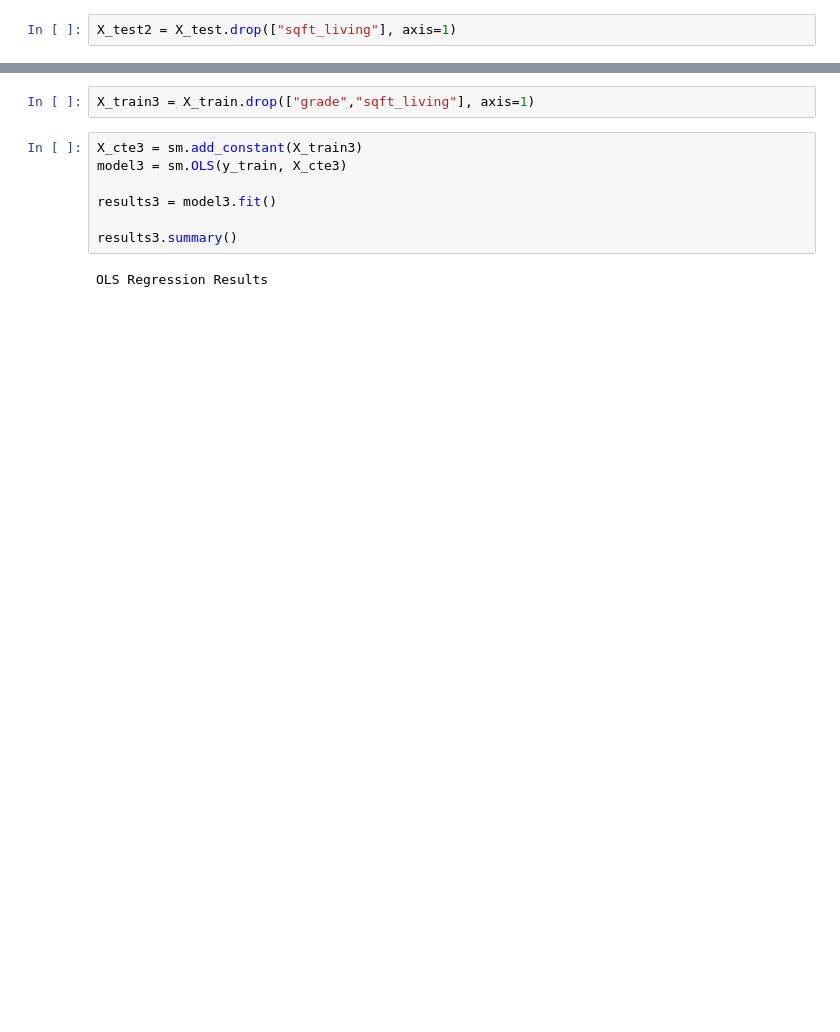
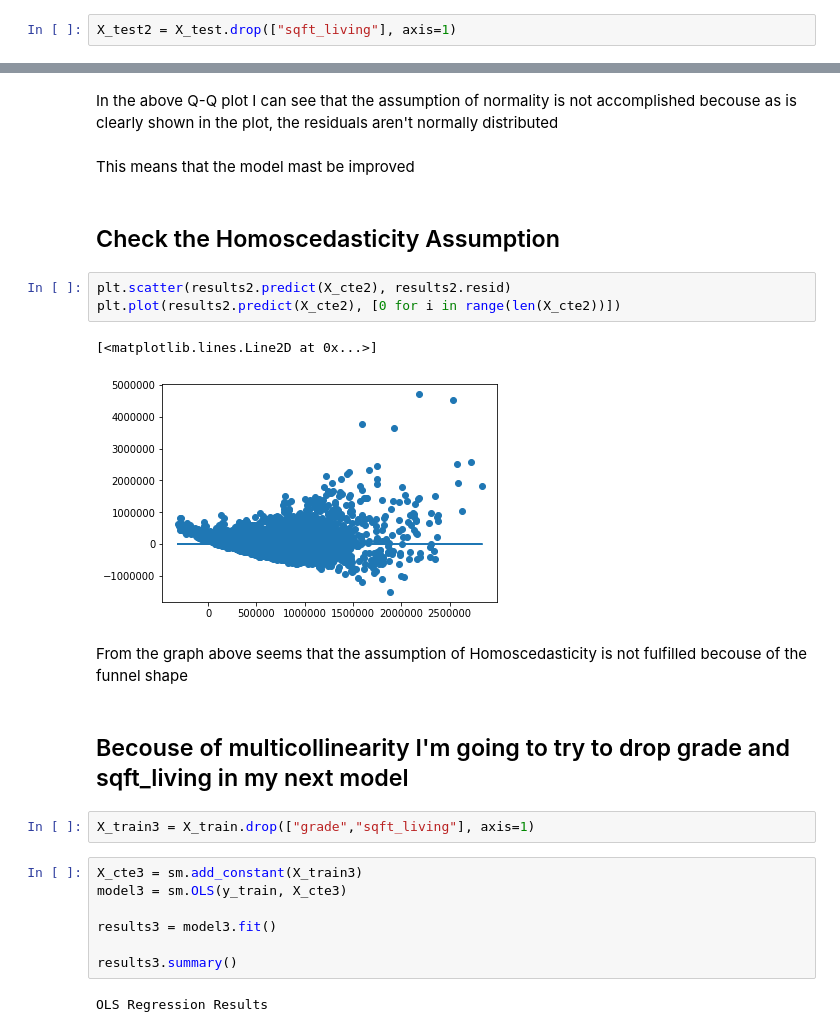
Before and after one commit to soledadmusella/dsc-mod-2-project-v2-1, a Jupyter notebook: index.ipynb, the cells around one changed output, grey strips where cells are left out. Drawn from its saved outputs; the diff is of its cells as text; blank space fills up the shorter version.

```diff
--- a/index.ipynb
+++ b/index.ipynb
@@ -339,3 +363,19 @@ lin_reg2.score(X_test2,y_test)
+# %% [markdown]
+In the above Q-Q plot I can see that the assumption of normality is not accomplished becouse as is clearly shown in the plot, the residuals aren't normally distributed
+# %% [markdown]
+This means that the model mast be improved
+# %% [markdown]
+## Check the Homoscedasticity Assumption
+# %%
+plt.scatter(results2.predict(X_cte2), results2.resid)
+plt.plot(results2.predict(X_cte2), [0 for i in range(len(X_cte2))])
+# %% [output]
+[<matplotlib.lines.Line2D at 0x...>]
+[figure, added]
+# %% [markdown]
+From the graph above seems that the assumption of Homoscedasticity is not fulfilled becouse of the funnel shape
+# %% [markdown]
+## Becouse of multicollinearity I'm going to try to drop grade and sqft_living in my next model
 # %%
 X_train3 = X_train.drop(["grade","sqft_living"], axis=1)
 # %%
```
Also changed, not shown: parts of 83 cells of this notebook, 2 other files.
